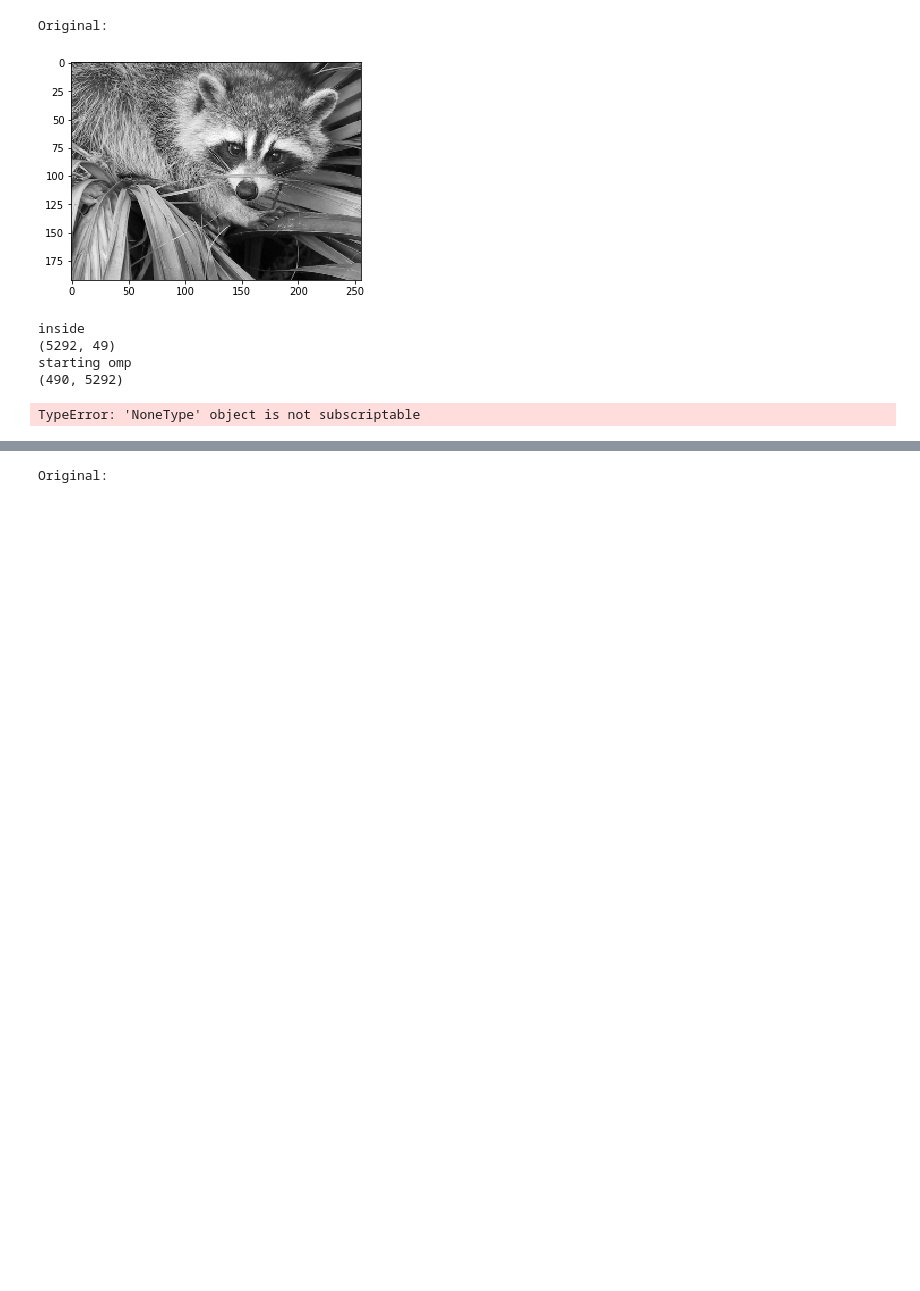
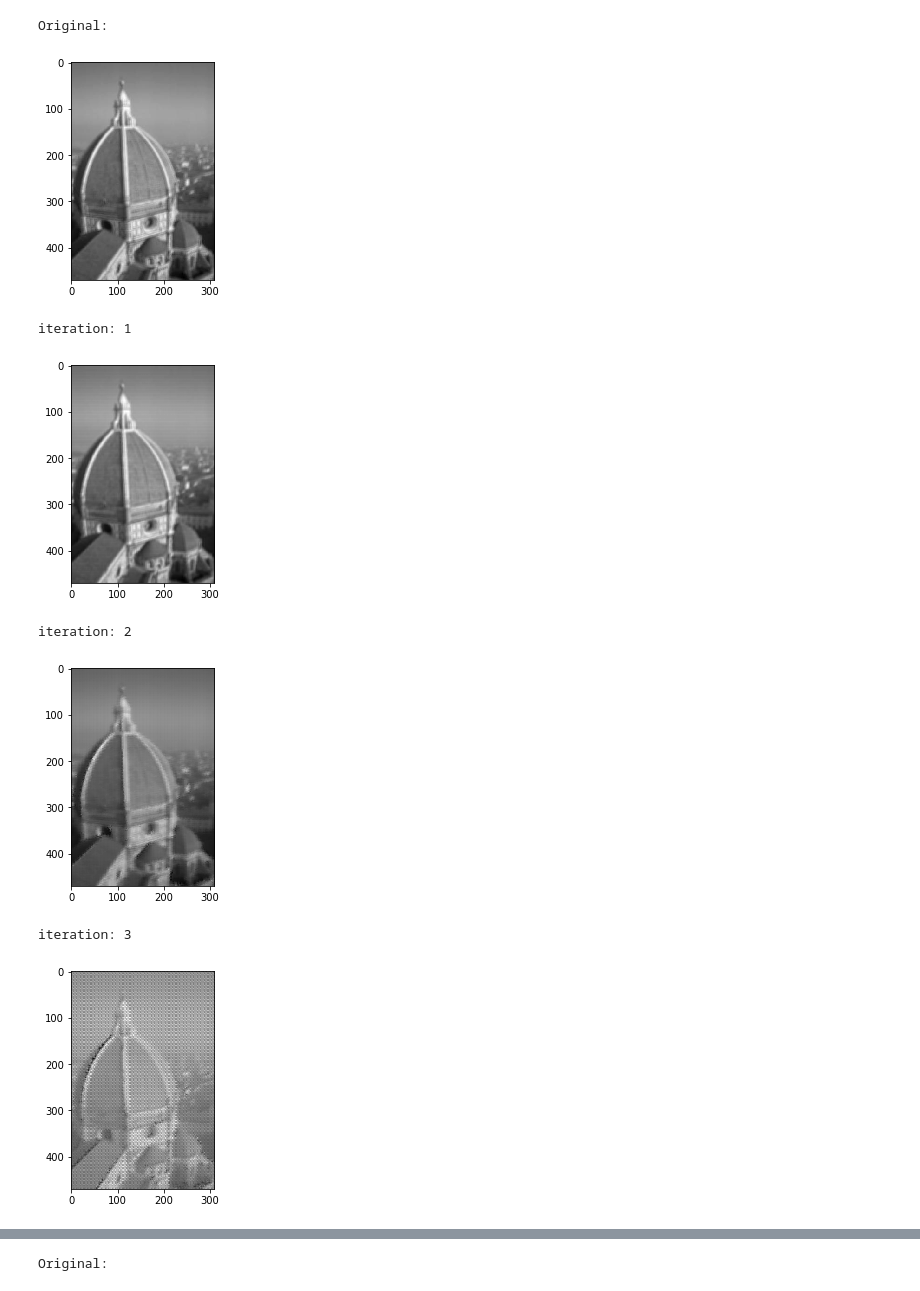
Before and after one commit to jonathanho261/Single-Image-Deblurring, a Jupyter notebook: Deblur.ipynb, the cells around one changed output, grey strips where cells are left out. Cells and saved outputs as stored; diff of their text form; code cells hidden in the pictures; blank space fills up the shorter version.

Commit message:
finishes iterations

```diff
--- a/Deblur.ipynb
+++ b/Deblur.ipynb
@@ -207,34 +203,33 @@ def deblur(blur_img, kernel_size=7, patch_size=12, iters=6, start_loc=(0,0), blu
 # %%
 blur_img_name = 'blurred.jpg'
 blur_img_path = 'data/' + blur_img_name
-# blur_img = cv2.cvtColor(cv2.imread(blur_img_path), cv2.COLOR_BGRA2GRAY).astype('double') / 255.0
+blur_img = cv2.cvtColor(cv2.imread(blur_img_path), cv2.COLOR_BGRA2GRAY).astype('double') / 255.0
 
-from scipy.misc import face
-blur_img = face(gray=True) / 255.0
-blur_img = blur_img[::4, ::4] + blur_img[1::4, ::4] + blur_img[::4, 1::4] + blur_img[1::4, 1::4]
+# blur_img = blur_img[::4, ::4] + blur_img[1::4, ::4] + blur_img[::4, 1::4] + blur_img[1::4, 1::4]
 
 print('Original: ')
 plt.imshow(blur_img, cmap='gray')
 plt.show()
 
 kernel_size   = 5
 patch_size    = 7
 iters         = 6
 start_loc     = (0,0)
 blur_strength = 0.4
 skip          = (3,3)
 
 deblur_img, kernel = deblur(blur_img, kernel_size=kernel_size, patch_size=patch_size, skip=skip)
 plt.imshow(deblur_img, cmap='gray')
 plt.show()
 
 deblur_img_path = 'output/' + blur_img_name
-cv2.imwrite(deblur_img_path, deblur_img)
+cv2.imwrite(deblur_img_path, deblur_img*255.)
 # %% [output]
 Original:
-[figure, old version]
+[figure, new version]
-inside
-(5292, 49)
-starting omp
-(490, 5292)
+iteration: 1
+[figure, added]
-TypeError: 'NoneType' object is not subscriptable
+iteration: 2
+[figure, added]
+iteration: 3
+[figure, added]
```
Also changed, not shown: parts of 2 cells of this notebook.
